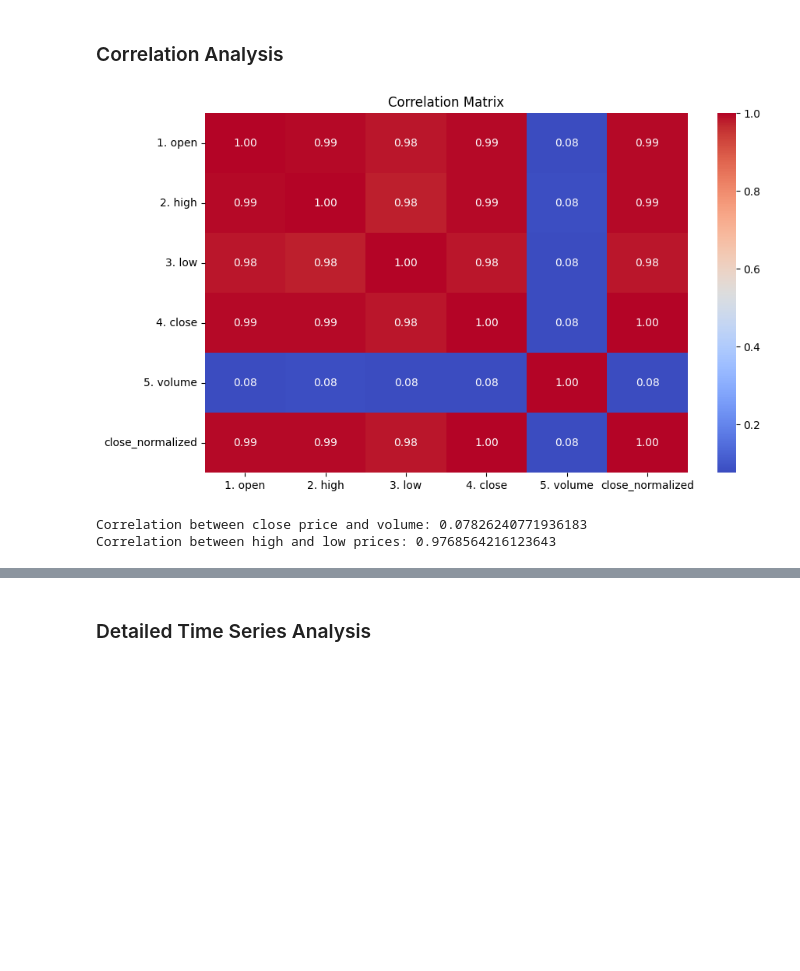
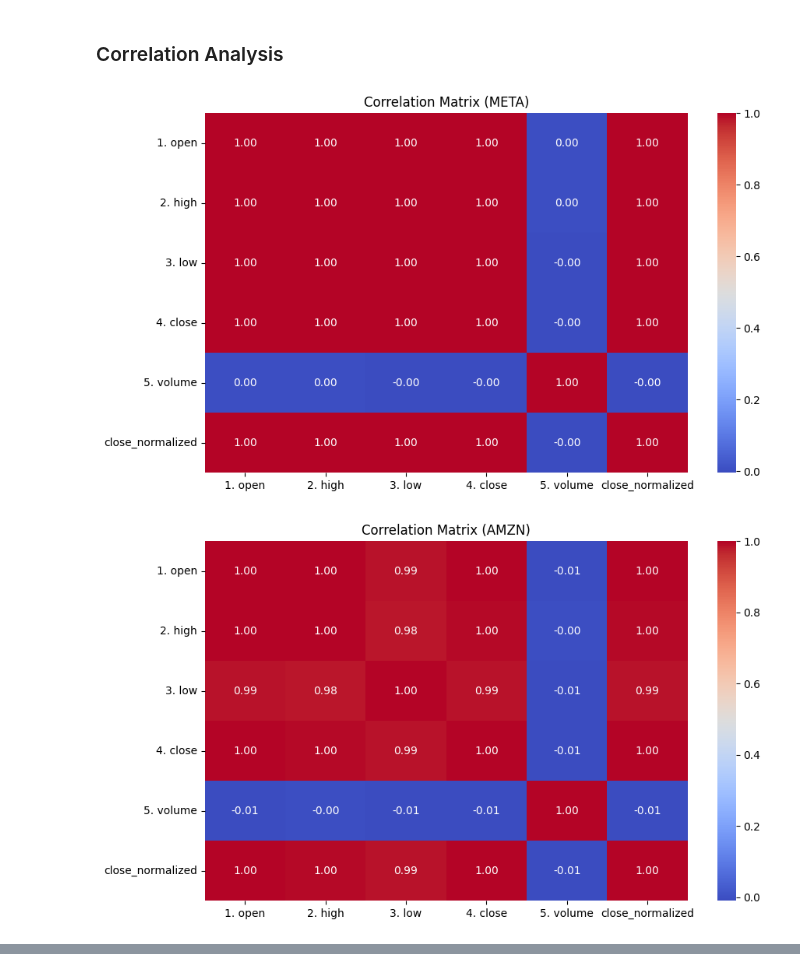
Before and after one commit to minjunnkim/hft_analysis, a Jupyter notebook: notebooks/EDA.ipynb, the cells around one changed output, grey strips where cells are left out. Cells and saved outputs as stored; diff of their text form; code cells hidden in the pictures; blank space fills up the shorter version.

```diff
--- a/notebooks/EDA.ipynb
+++ b/notebooks/EDA.ipynb
@@ -24,2 +11,5 @@ data['close_normalized'] = (data['4. close'] - data['4. close'].mean()) / data['
+# %%
+data = pd.read_csv('../data/combined_data.csv', parse_dates=['date'])
+data.set_index('date', inplace=True)
 # %% [markdown]
 ### Basic Statistics and Data Overview
@@ -62,12 +47,14 @@ plt.show()
 # %% [markdown]
 ### Volume Analysis
 # %%
-# Plot the trading volume
-plt.figure(figsize=(14, 7))
-plt.plot(data.index, data['5. volume'], label='Volume', color='green', alpha=0.7)
-plt.title(f'Trading Volume of {symbol}')
-plt.xlabel('Time')
-plt.ylabel('Volume')
-plt.legend()
-plt.show()
+# Plot the trading volume for each symbol
+for symbol in data['symbol'].unique():
+    plt.figure(figsize=(14, 7))
+    symbol_data = data[data['symbol'] == symbol]
+    plt.plot(symbol_data.index, symbol_data['5. volume'], label=f'Volume ({symbol})', color='green', alpha=0.7)
+    plt.title(f'Trading Volume of {symbol}')
+    plt.xlabel('Time')
+    plt.ylabel('Volume')
+    plt.legend()
+    plt.show()
 # %% [output]
@@ -96,19 +96,14 @@ plt.show()
 # %% [markdown]
 ### Correlation Analysis
 # %%
-# Correlation matrix
-correlation_matrix = data[['1. open', '2. high', '3. low', '4. close', '5. volume', 'close_normalized']].corr()
-
-# Plot the correlation matrix
-plt.figure(figsize=(10, 6))
-sns.heatmap(correlation_matrix, annot=True, cmap='coolwarm', fmt=".2f")
-plt.title('Correlation Matrix')
-plt.show()
-
-# Interpretation
-print("Correlation between close price and volume:", correlation_matrix.loc['4. close', '5. volume'])
-print("Correlation between high and low prices:", correlation_matrix.loc['2. high', '3. low'])
+# Correlation matrix for each symbol
+for symbol in data['symbol'].unique():
+    symbol_data = data[data['symbol'] == symbol]
+    correlation_matrix = symbol_data[['1. open', '2. high', '3. low', '4. close', '5. volume', 'close_normalized']].corr()
+    plt.figure(figsize=(10, 6))
+    sns.heatmap(correlation_matrix, annot=True, cmap='coolwarm', fmt=".2f")
+    plt.title(f'Correlation Matrix ({symbol})')
+    plt.show()
 # %% [output]
-[figure, old version]
+[figure, new version]
-Correlation between close price and volume: 0.07826240771936183
-Correlation between high and low prices: 0.9768564216123643
+[figure, added]
@@ -115,2 +112,0 @@ Correlation between high and low prices: 0.9768564216123643
-# %% [markdown]
-### Detailed Time Series Analysis
```
Also changed, not shown: parts of 16 cells of this notebook, 9 other files.
